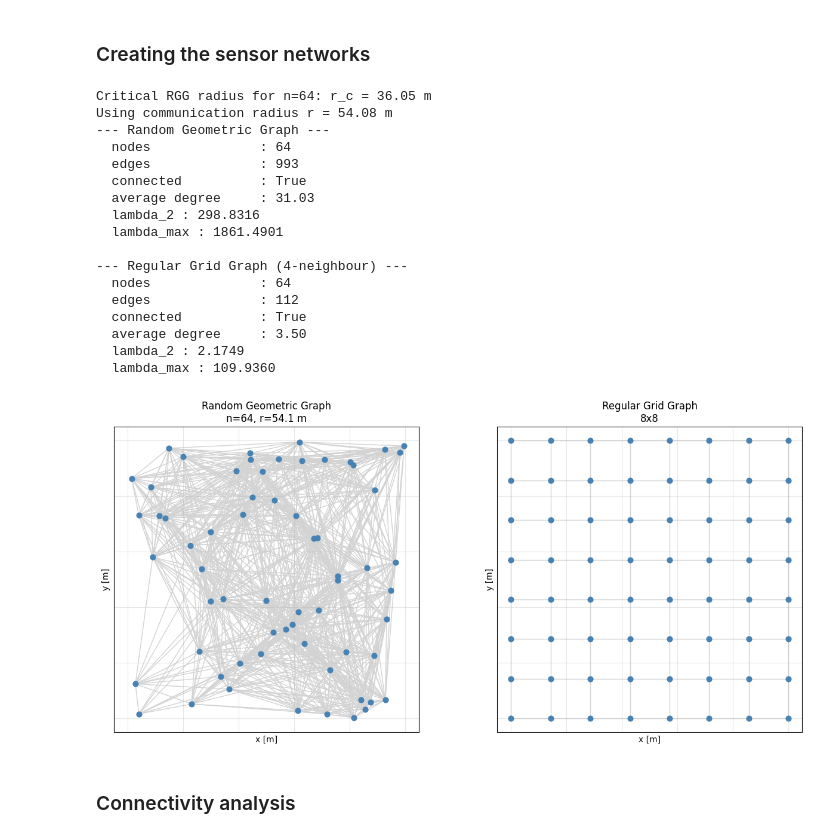
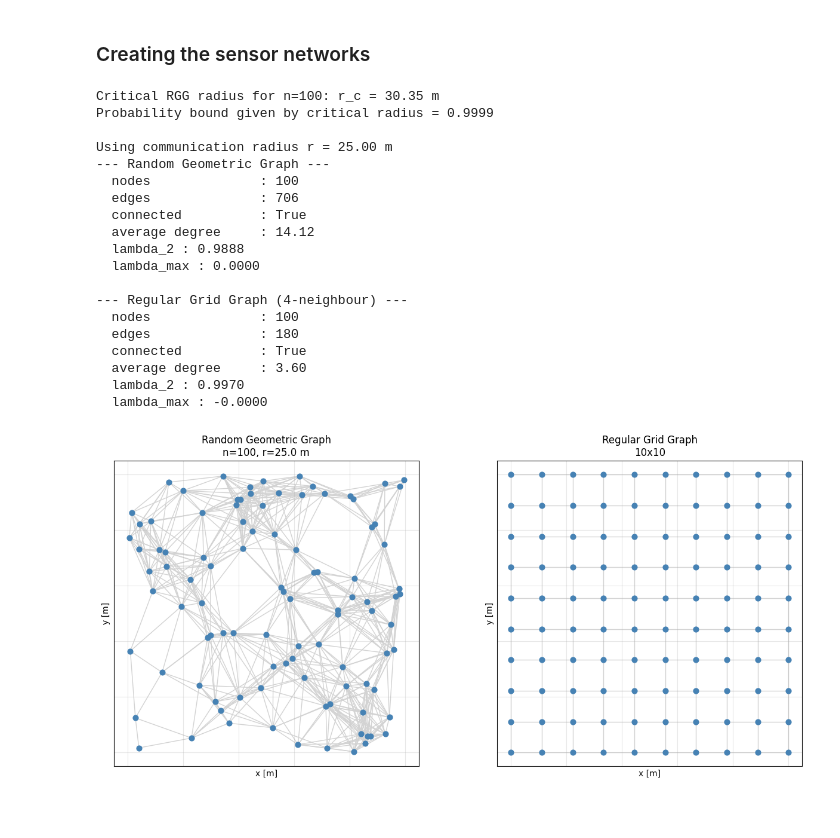
Before and after one commit to PabloABakker/Reaching-Consensus, a Jupyter notebook: Distributed_Signal_Processing_Project.ipynb, the cells around one changed output. Cells and saved outputs as stored; diff of their text form; code cells hidden in the pictures; blank space fills up the shorter version.

```diff
--- a/Distributed_Signal_Processing_Project.ipynb
+++ b/Distributed_Signal_Processing_Project.ipynb
@@ -10,44 +66,48 @@ from utils import *
 ### Creating the sensor networks
 # %%
 # Parameters
-AREA_LENGTH = 100.0    # meters (the 100 x 100 plant)
-N_SENSORS = 64       # so we can compare with an 8x8 grid
-GRID_SIZE = 8        # sqrt(N_SENSORS)
+N_SENSORS = 100 # From the experiment
+GRID_SIZE = 10  # sqrt(N_SENSORS)
 
+# Compare theoretical bound for radius
 r_c = critical_radius_rgg(N_SENSORS, AREA_LENGTH)
 print(f"Critical RGG radius for n={N_SENSORS}: r_c = {r_c:.2f} m")
-COMM_RADIUS = 1.5 * r_c
+print(f'Probability bound given by critical radius = {1-1/N_SENSORS**2}\n')
 print(f"Using communication radius r = {COMM_RADIUS:.2f} m")
 
+# Build the graphs
 G_rgg, pos_rgg = random_geometric_network(N_SENSORS, AREA_LENGTH, COMM_RADIUS, seed=0)
 G_grid, pos_grid = grid_network(GRID_SIZE, AREA_LENGTH, neighbours="4")
 
+# Get information aboiut the graphs
 network_summary(G_rgg, name="Random Geometric Graph")
 network_summary(G_grid, name="Regular Grid Graph (4-neighbour)")
 
+# Plot the connectivity
 fig, axes = plt.subplots(1, 2, figsize=(13, 6))
 plot_network(G_rgg, pos_rgg, f"Random Geometric Graph\nn={N_SENSORS}, r={COMM_RADIUS:.1f} m", axes[0])
 plot_network(G_grid, pos_grid, f"Regular Grid Graph\n{GRID_SIZE}x{GRID_SIZE}", axes[1])
 plt.tight_layout()
 # plt.savefig("sensor_networks.png", dpi=110, bbox_inches="tight")
+plt.show()
 # %% [output]
-Critical RGG radius for n=64: r_c = 36.05 m
-Using communication radius r = 54.08 m
+Critical RGG radius for n=100: r_c = 30.35 m
+Probability bound given by critical radius = 0.9999
+
+Using communication radius r = 25.00 m
 --- Random Geometric Graph ---
-  nodes              : 64
-  edges              : 993
+  nodes              : 100
+  edges              : 706
   connected          : True
-  average degree     : 31.03
-  lambda_2 : 298.8316
-  lambda_max : 1861.4901
+  average degree     : 14.12
+  lambda_2 : 0.9888
+  lambda_max : 0.0000
 
 --- Regular Grid Graph (4-neighbour) ---
-  nodes              : 64
-  edges              : 112
+  nodes              : 100
+  edges              : 180
   connected          : True
-  average degree     : 3.50
-  lambda_2 : 2.1749
-  lambda_max : 109.9360
+  average degree     : 3.60
+  lambda_2 : 0.9970
+  lambda_max : -0.0000
-[figure, old version]
+[figure, new version]
-# %% [markdown]
-### Connectivity analysis
```
Also changed, not shown: parts of 38 cells of this notebook, 2 other files.
